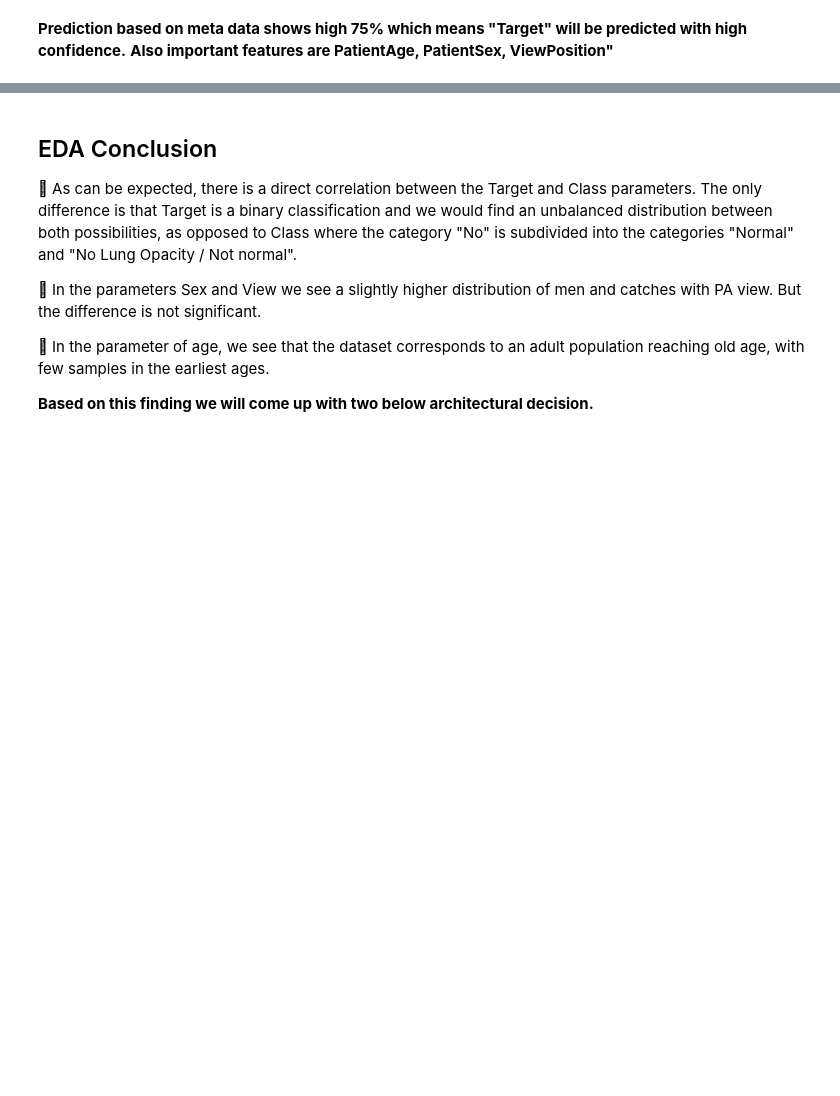
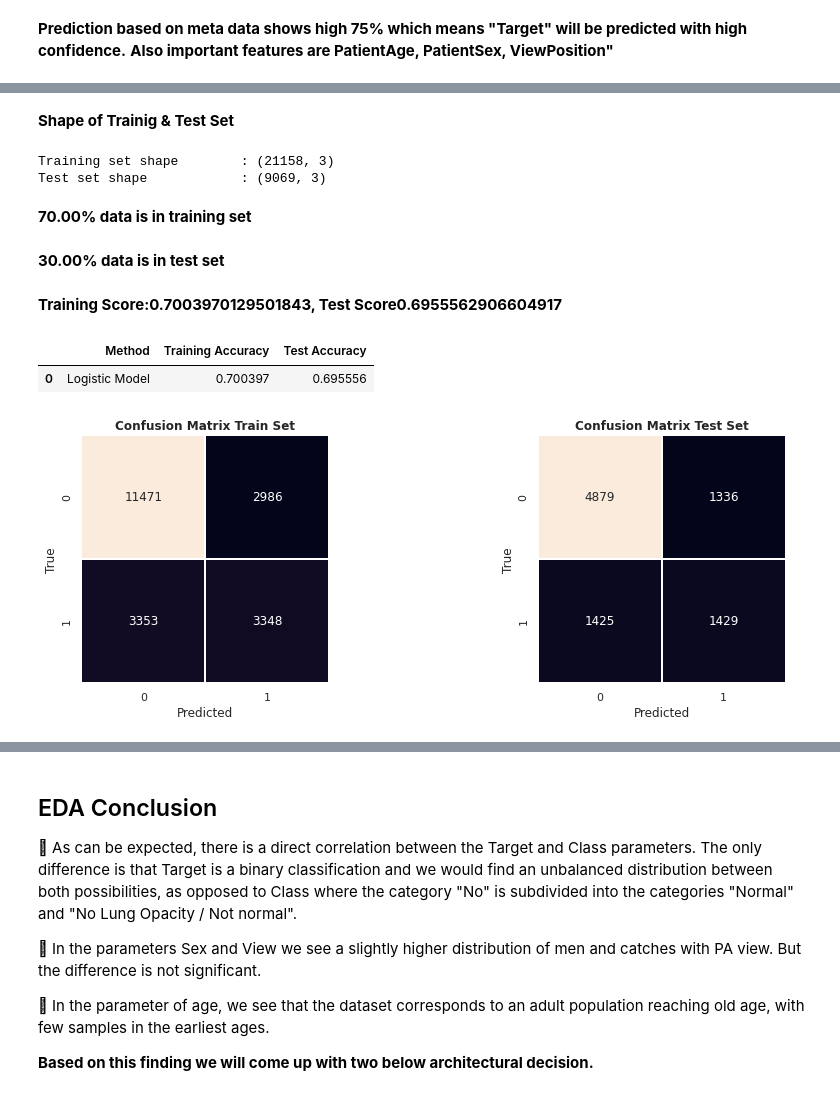
Before and after one commit to pswaruppk/GL_CAPSTONE, a Jupyter notebook: pneumonia_detection.ipynb, the cells around one changed output, grey strips where cells are left out. Cells and saved outputs as stored; diff of their text form; code cells hidden in the pictures; blank space fills up the shorter version.

```diff
--- a/pneumonia_detection.ipynb
+++ b/pneumonia_detection.ipynb
@@ -1067,0 +1120,2 @@ f_imp
+# %%
+Mdata.PatientAge = Mdata.PatientAge.astype('Int64')
@@ -1067,0 +1142,5 @@ f_imp
+# %%
+X_Mdata = Mdata.drop(labels= ["Target", 'patientId'], axis = 1)
+y_Mdata = Mdata["Target"]
+# %%
+X_train, X_test, y_train, y_test = train_test_split(X_Mdata, y_Mdata, test_size=.30, random_state=1)
@@ -1067,0 +1154,52 @@ f_imp
+# %%
+printmd('**Shape of Trainig & Test Set**');
+print("Training set shape        :", X_train.shape)
+print("Test set shape            :", X_test.shape)
+# %% [output]
+**Shape of Trainig & Test Set**
+Training set shape        : (21158, 3)
+Test set shape            : (9069, 3)
+# %%
+printmd("**{0:0.2f}% data is in training set**".format((len(X_train)/len(Mdata.index)) * 100)) # Data is split according required size
+printmd("**{0:0.2f}% data is in test set**".format((len(X_test)/len(Mdata.index)) * 100))
+# %% [output]
+**70.00% data is in training set**
+**30.00% data is in test set**
+# %%
+log_model = LogisticRegression(solver="liblinear")
+log_model = log_model.fit(X_train, y_train)
+#print(log_model)
+y_log_pred_train = log_model.predict(X_train)
+y_log_pred_test  = log_model.predict(X_test)
+# %%
+log_score_train = log_model.score(X_train, y_train)
+log_score_test  = log_model.score(X_test, y_test)
+printmd('**Training Score:{}, Test Score{}**'.format(log_score_train, log_score_test))
+# %% [output]
+**Training Score:0.7003970129501843, Test Score0.6955562906604917**
+# %%
+resultsDf = pd.DataFrame({'Method':['Logistic Model'],'Training Accuracy':log_score_train,'Test Accuracy':log_score_test })
+resultsDf = resultsDf[['Method', 'Training Accuracy', 'Test Accuracy']]
+resultsDf
+# %% [output]
+|  | Method | Training Accuracy | Test Accuracy |
+| 0 | Logistic Model | 0.700397 | 0.695556 |
+# %%
+plt.figure(figsize= (15,10))
+plt.subplot(2,2,1)
+
+mat = metrics.confusion_matrix(y_train, y_log_pred_train)
+sns.heatmap(mat, square=True, annot = True, fmt = 'd', cbar = False, linewidths= 0.5)
+plt.title('Confusion Matrix Train Set', fontsize = 12, fontweight="bold")
+plt.xlabel('Predicted')
+plt.ylabel('True')
+
+plt.subplot(2,2,2)
+mat = metrics.confusion_matrix(y_test, y_log_pred_test)
+sns.heatmap(mat, square=True, annot = True, fmt = 'd', cbar = False, linewidths= 0.5)
+plt.title('Confusion Matrix Test Set', fontsize = 12, fontweight="bold")
+plt.xlabel('Predicted')
+plt.ylabel('True')
+plt.show()
+# %% [output]
+[figure, added]
```
Also changed, not shown: parts of 101 cells of this notebook.
